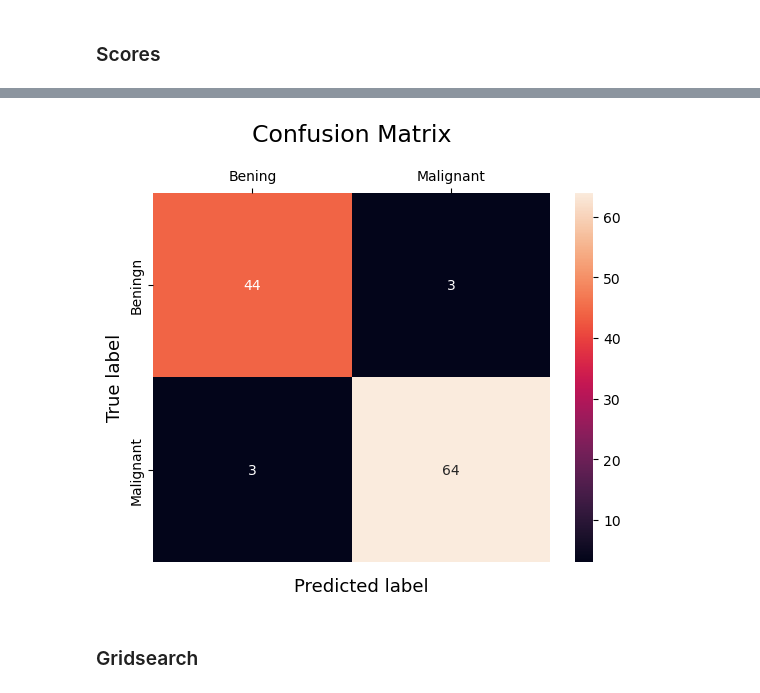
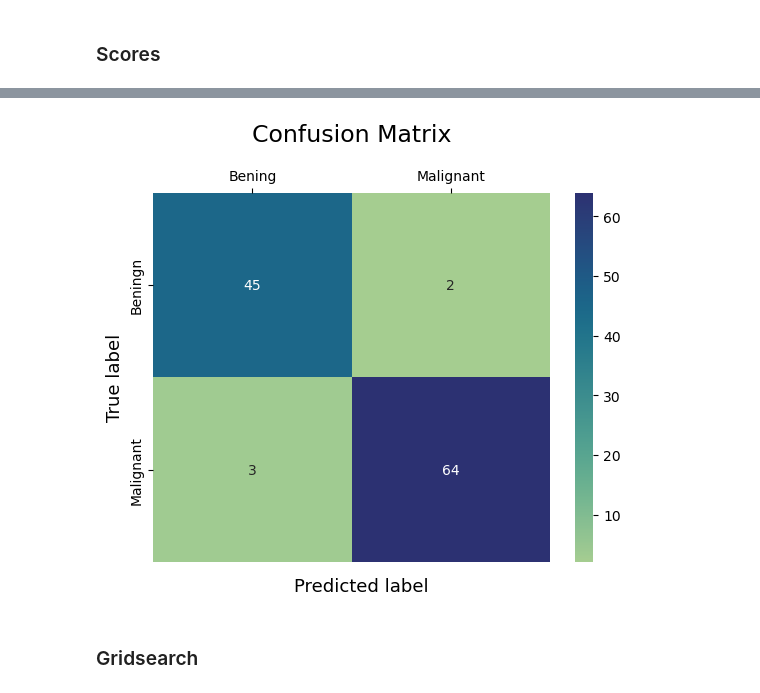
Before and after one commit to MariaFlyAway/Project2_FYS-STK3155, a Jupyter notebook: Code/Neural_Net/Wisconsin_dataset.ipynb, the cells around one changed output, grey strips where cells are left out. Saved outputs shown, nothing was run; the diff lists cells and outputs as text; code cells hidden in the pictures.

```diff
--- a/Code/Neural_Net/Wisconsin_dataset.ipynb
+++ b/Code/Neural_Net/Wisconsin_dataset.ipynb
@@ -35,12 +35,12 @@ plt.show()
 # %%
 # Define layer sizes and activations
 network_input_size =  30
-layer_output_sizes = [25, 2]
-activations = ['relu', 'softmax']
+layer_output_sizes = [100, 2]
+activations = ['sigmoid', 'softmax']
 
 pipeline = Pipeline([
     ('scaler', MinMaxScaler()),
-    ('model', NNC.NeuralNet(network_input_size, layer_output_sizes, activations, epsilon=0.01, batch_size=10, epochs=500, llambda=0.0001))
+    ('model', NNC.NeuralNet(network_input_size, layer_output_sizes, activations, epsilon=0.01, batch_size=10, epochs=50, llambda=0.01))
 ])
 
 # getting data for confusion matrix
@@ -64,21 +60,22 @@ Test accuracy: 0.9474
 # %%
 # Calculating the confusion matrix
 cm = confusion_matrix(y_test, np.argmax(y_pred, -1))
 
 # Plotting the confusion matrix
 ax = sns.heatmap(cm,
             annot=True,
             xticklabels=['Bening','Malignant'],
-            yticklabels=['Beningn','Malignant'])
+            yticklabels=['Beningn','Malignant'],
+            cmap='crest')
 plt.ylabel('True label', fontsize=13)
 plt.title('Confusion Matrix', fontsize=17, pad=20, loc='center')
 ax.set(xlabel="", ylabel="True label")
 ax.xaxis.tick_top()
 
 plt.gca().figure.text(0.45, 0.05, 'Predicted label', ha='center', fontsize=13)
 plt.show()
 # %% [output]
-[figure, old version]
+[figure, new version]
 # %% [markdown]
 ### Gridsearch
 # %% [markdown]
```
Also changed, not shown: parts of 7 cells of this notebook, 3 other files.
